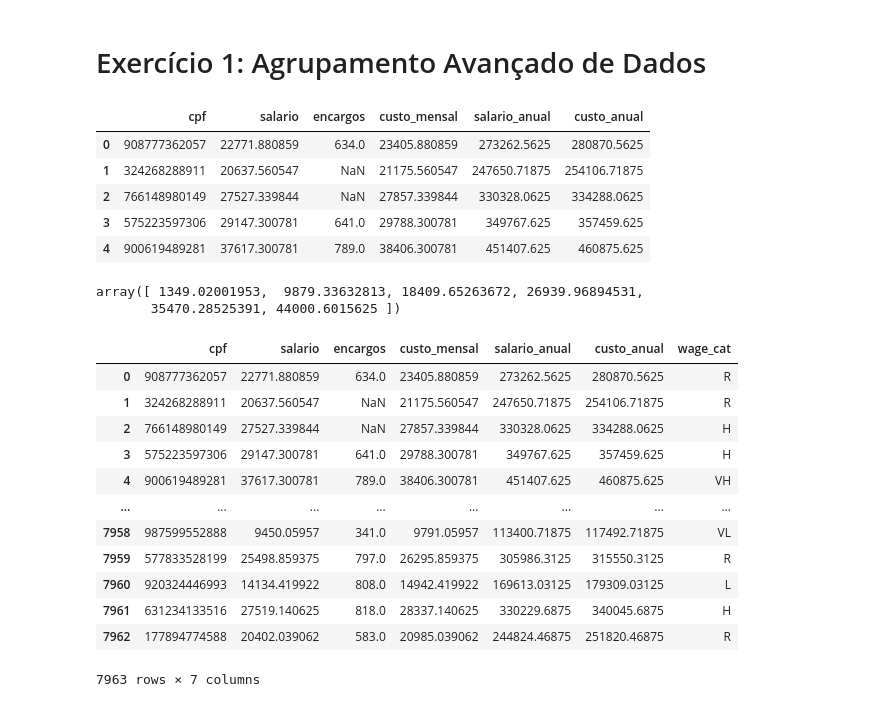
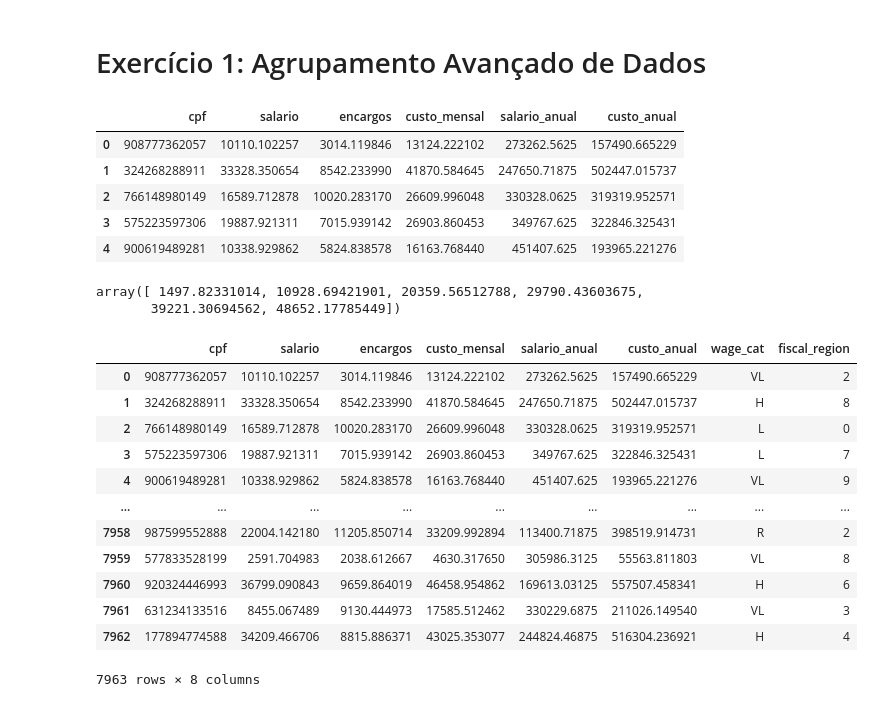
Before and after one commit to jorgenviana/esm_selection, a Jupyter notebook: Code/Aula 06.ipynb, the cells around one changed output. Cells and saved outputs as stored; diff of their text form; code cells hidden in the pictures.

```diff
--- a/Code/Aula 06.ipynb
+++ b/Code/Aula 06.ipynb
@@ -31,16 +32,22 @@ pagamentos = (pd.read_pickle(Path(input_dir, "pagamentos_missings.pickle") )
               .T.drop_duplicates().T
               .dropna(how = 'all', axis = 1)
               .dropna(how = 'all', axis = 0)
+              .assign(salario = lambda df: np.random.triangular(1320, 2500, 49000, size = df.shape[0]),
+                      encargos = lambda df: 0.15*df["salario"] + np.random.triangular(100, 500, 2000, size = df.shape[0])
+                                 +  np.random.triangular(10, 50, 100, size = df.shape[0])**2,
+                      custo_mensal = lambda df: df["encargos"] + df["salario"],
+                      custo_anual = lambda df: df["custo_mensal"]*12
+                      )
               )
 
 pagamentos.head()
 # %% [output]
 |  | cpf | salario | encargos | custo_mensal | salario_anual | custo_anual |
-| 0 | 908777362057 | 22771.880859 | 634.0 | 23405.880859 | 273262.5625 | 280870.5625 |
-| 1 | 324268288911 | 20637.560547 | NaN | 21175.560547 | 247650.71875 | 254106.71875 |
-| 2 | 766148980149 | 27527.339844 | NaN | 27857.339844 | 330328.0625 | 334288.0625 |
-| 3 | 575223597306 | 29147.300781 | 641.0 | 29788.300781 | 349767.625 | 357459.625 |
-| 4 | 900619489281 | 37617.300781 | 789.0 | 38406.300781 | 451407.625 | 460875.625 |
+| 0 | 908777362057 | 10110.102257 | 3014.119846 | 13124.222102 | 273262.5625 | 157490.665229 |
+| 1 | 324268288911 | 33328.350654 | 8542.233990 | 41870.584645 | 247650.71875 | 502447.015737 |
+| 2 | 766148980149 | 16589.712878 | 10020.283170 | 26609.996048 | 330328.0625 | 319319.952571 |
+| 3 | 575223597306 | 19887.921311 | 7015.939142 | 26903.860453 | 349767.625 | 322846.325431 |
+| 4 | 900619489281 | 10338.929862 | 5824.838578 | 16163.768440 | 451407.625 | 193965.221276 |
 # %%
 # b)
 intervals = np.linspace(pagamentos["salario"].min(),
@@ -49,29 +56,32 @@ intervals = np.linspace(pagamentos["salario"].min(),
                   )
 intervals
 # %% [output]
-array([ 1349.02001953,  9879.33632813, 18409.65263672, 26939.96894531,
-       35470.28525391, 44000.6015625 ])
+array([ 1497.82331014, 10928.69421901, 20359.56512788, 29790.43603675,
+       39221.30694562, 48652.17785449])
 # %%
 # c)
 pagamentos = (pagamentos
-              .assign(wage_cat = lambda df: pd.cut(df["salario"], bins = intervals,
-                                                   labels =  ["VL", "L", "R", "H", "VH" ]) )
+              .assign(wage_cat      = lambda df: pd.cut(df["salario"], bins = intervals,
+                                                        labels =  ["VL", "L", "R", "H", "VH" ]),
+                      fiscal_region = lambda df: df["cpf"].str.slice(8,9),
+
+                      )
               )
 pagamentos
 # %% [output]
-|  | cpf | salario | encargos | custo_mensal | salario_anual | custo_anual | wage_cat |
-| 0 | 908777362057 | 22771.880859 | 634.0 | 23405.880859 | 273262.5625 | 280870.5625 | R |
-| 1 | 324268288911 | 20637.560547 | NaN | 21175.560547 | 247650.71875 | 254106.71875 | R |
-| 2 | 766148980149 | 27527.339844 | NaN | 27857.339844 | 330328.0625 | 334288.0625 | H |
-| 3 | 575223597306 | 29147.300781 | 641.0 | 29788.300781 | 349767.625 | 357459.625 | H |
-| 4 | 900619489281 | 37617.300781 | 789.0 | 38406.300781 | 451407.625 | 460875.625 | VH |
-| ... | ... | ... | ... | ... | ... | ... | ... |
-| 7958 | 987599552888 | 9450.05957 | 341.0 | 9791.05957 | 113400.71875 | 117492.71875 | VL |
-| 7959 | 577833528199 | 25498.859375 | 797.0 | 26295.859375 | 305986.3125 | 315550.3125 | R |
-| 7960 | 920324446993 | 14134.419922 | 808.0 | 14942.419922 | 169613.03125 | 179309.03125 | L |
-| 7961 | 631234133516 | 27519.140625 | 818.0 | 28337.140625 | 330229.6875 | 340045.6875 | H |
-| 7962 | 177894774588 | 20402.039062 | 583.0 | 20985.039062 | 244824.46875 | 251820.46875 | R |
+|  | cpf | salario | encargos | custo_mensal | salario_anual | custo_anual | wage_cat | fiscal_region |
+| 0 | 908777362057 | 10110.102257 | 3014.119846 | 13124.222102 | 273262.5625 | 157490.665229 | VL | 2 |
+| 1 | 324268288911 | 33328.350654 | 8542.233990 | 41870.584645 | 247650.71875 | 502447.015737 | H | 8 |
+| 2 | 766148980149 | 16589.712878 | 10020.283170 | 26609.996048 | 330328.0625 | 319319.952571 | L | 0 |
+| 3 | 575223597306 | 19887.921311 | 7015.939142 | 26903.860453 | 349767.625 | 322846.325431 | L | 7 |
+| 4 | 900619489281 | 10338.929862 | 5824.838578 | 16163.768440 | 451407.625 | 193965.221276 | VL | 9 |
+| ... | ... | ... | ... | ... | ... | ... | ... | ... |
+| 7958 | 987599552888 | 22004.142180 | 11205.850714 | 33209.992894 | 113400.71875 | 398519.914731 | R | 2 |
+| 7959 | 577833528199 | 2591.704983 | 2038.612667 | 4630.317650 | 305986.3125 | 55563.811803 | VL | 8 |
+| 7960 | 920324446993 | 36799.090843 | 9659.864019 | 46458.954862 | 169613.03125 | 557507.458341 | H | 6 |
+| 7961 | 631234133516 | 8455.067489 | 9130.444973 | 17585.512462 | 330229.6875 | 211026.149540 | VL | 3 |
+| 7962 | 177894774588 | 34209.466706 | 8815.886371 | 43025.353077 | 244824.46875 | 516304.236921 | H | 4 |
-7963 rows × 7 columns
+7963 rows × 8 columns
 # %%
 # d)
 pagamentos_aggregated = (pagamentos
```
Also changed, not shown: parts of 9 cells of this notebook, 1 other file.
